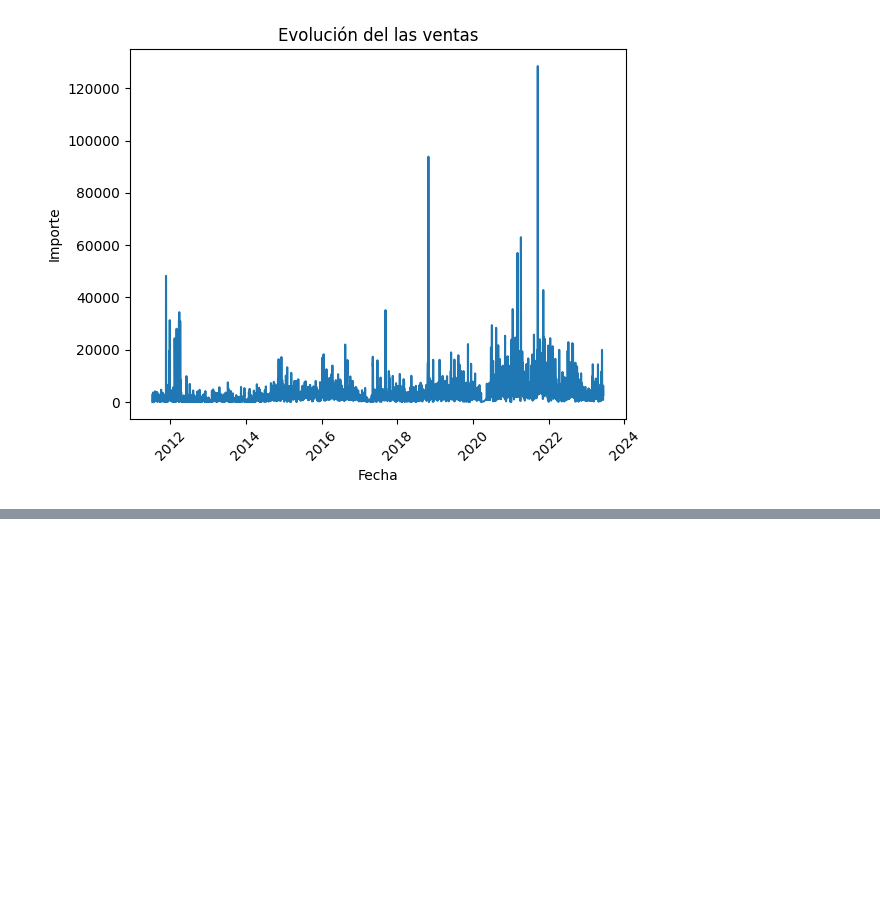
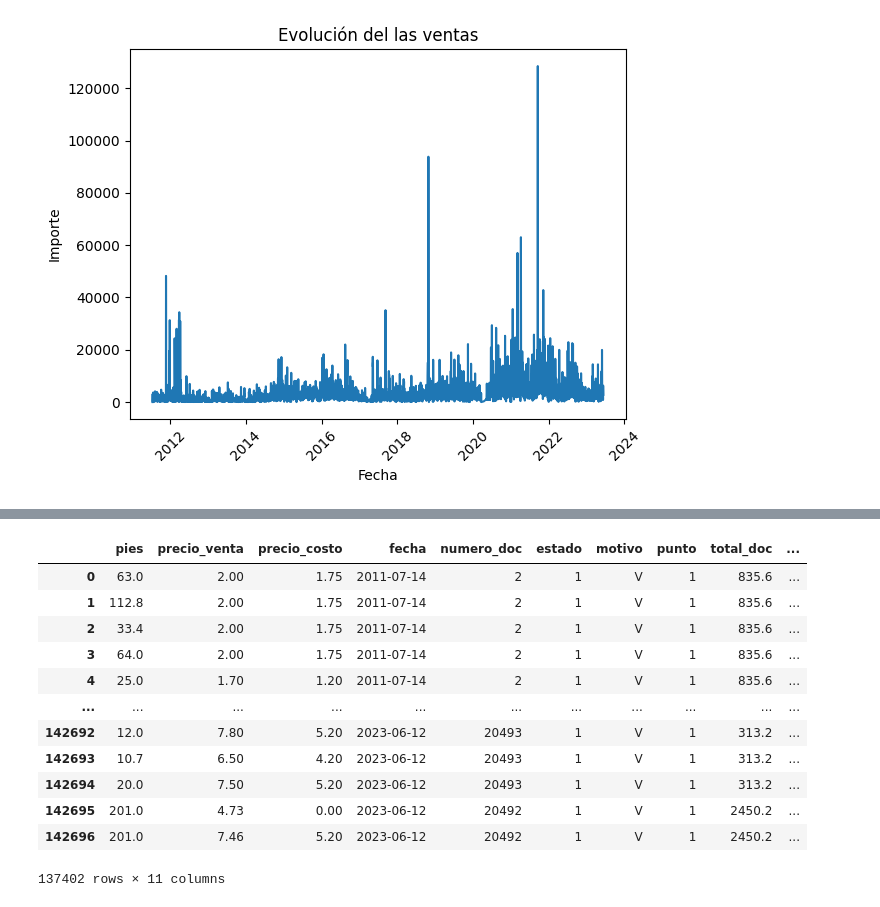
Before and after one commit to davidsosaolea/EDA_aserradero, a Jupyter notebook: Notebook.ipynb, the cells around one changed output, grey strips where cells are left out. Cells and saved outputs as stored; diff of their text form; code cells hidden in the pictures; blank space fills up the shorter version.

```diff
--- a/Notebook.ipynb
+++ b/Notebook.ipynb
@@ -140,0 +165,11 @@ plt.show()
+# %%
+# Se eliminan los productos que se descontinuaron por ser no rentables
+valores_a_eliminar = [
+    ' ATAUDES',' EFECTIVO Y/O MUEBLES','POR FACTURACION','ASERRIN DE MADERA','A SACOS DE VIRUTA','SERVICIO DE HABILITACION','A ASACOS DE LEÑA','AFILADO DE CINTA','RETAZOS VARIOS','ROLADA','DESCARTE DE CATAHUA',
+    'TRIPLAY NACIONAL DE LUPUNA 4 LINEAS 128','CAJONES DE FRUTA','TRIPLAY 8 LINEAS NACIONAL 136','CAJAS DE UVA','TRIPLAY NACIONAL DE CAPINURI 4 LINEAS 134','TRIPLAY 6 LINEAS NACIONAL 135','RETAZERIA',
+    'MESAS PIRAÑAS TRIPLES','MESAS PIRAÑAS DOBLES','MESAS SIMPLES','CAJAS DE TOMATE','TACOS DE MADERA','TRIPLAY IMPORTADO FENOLICO X 3 MM 164','TRIPLAY IMPORTADO DE 4 LINEAS 161','TRIPLAY BITANGOR DE 6 LINEAS',
+    'TRIPLAY IMPORTADO X 3.5 MM 169','TRIPLAY IMPORTADO DE 6 LINEAS 163','MADERBA DE 12 LINEAS 176','MADERBA 18 LINEAS 177','MADERBA DE 15MM','TRIPLAY 6 LINEAS  NACIONAL 135 ', 'TACOS DE MADERA ','TRIPLAY LUPUNA 10MM 4 X 8',
+    'TRUPAN','MDP DE 8MM X 6\' X 8\'','MDP 20MM X 1.17M X 2.44M','MDP DE 4MM X 1.22M X 2.1M','TABLAS DE 1 X 8 X 10','FENOLICO DE 18MM','TRIPLAY FENOLICO FILM 18MMX1.22MX2.44M','TRIPLAY  8 LINEAS NACIONAL 136',
+    'TRIPLAY NACIONAL  DE LUPUNA 4 LINEAS 128','TRIPLAY NACIONAL DE CAPINURI  4 LINEAS 134','TRIPLAY IMPORTADO FENOLICO  X 3 MM 164','TRIPLAY  IMPORTADO DE 4 LINEAS 161','TRIPLAY IMPORTADO  X 3.5 MM 169'
+]
+df3 = df1[~df1['descripcion_larga'].isin(valores_a_eliminar)]
@@ -140,0 +199,16 @@ plt.show()
+# %%
+df3
+# %% [output]
+|  | pies | precio_venta | precio_costo | fecha | numero_doc | estado | motivo | punto | total_doc | ... |
+| 0 | 63.0 | 2.00 | 1.75 | 2011-07-14 | 2 | 1 | V | 1 | 835.6 | ... |
+| 1 | 112.8 | 2.00 | 1.75 | 2011-07-14 | 2 | 1 | V | 1 | 835.6 | ... |
+| 2 | 33.4 | 2.00 | 1.75 | 2011-07-14 | 2 | 1 | V | 1 | 835.6 | ... |
+| 3 | 64.0 | 2.00 | 1.75 | 2011-07-14 | 2 | 1 | V | 1 | 835.6 | ... |
+| 4 | 25.0 | 1.70 | 1.20 | 2011-07-14 | 2 | 1 | V | 1 | 835.6 | ... |
+| ... | ... | ... | ... | ... | ... | ... | ... | ... | ... | ... |
+| 142692 | 12.0 | 7.80 | 5.20 | 2023-06-12 | 20493 | 1 | V | 1 | 313.2 | ... |
+| 142693 | 10.7 | 6.50 | 4.20 | 2023-06-12 | 20493 | 1 | V | 1 | 313.2 | ... |
+| 142694 | 20.0 | 7.50 | 5.20 | 2023-06-12 | 20493 | 1 | V | 1 | 313.2 | ... |
+| 142695 | 201.0 | 4.73 | 0.00 | 2023-06-12 | 20492 | 1 | V | 1 | 2450.2 | ... |
+| 142696 | 201.0 | 7.46 | 5.20 | 2023-06-12 | 20492 | 1 | V | 1 | 2450.2 | ... |
+137402 rows × 11 columns
```
Also changed, not shown: parts of 6 cells of this notebook, 2 other files.
